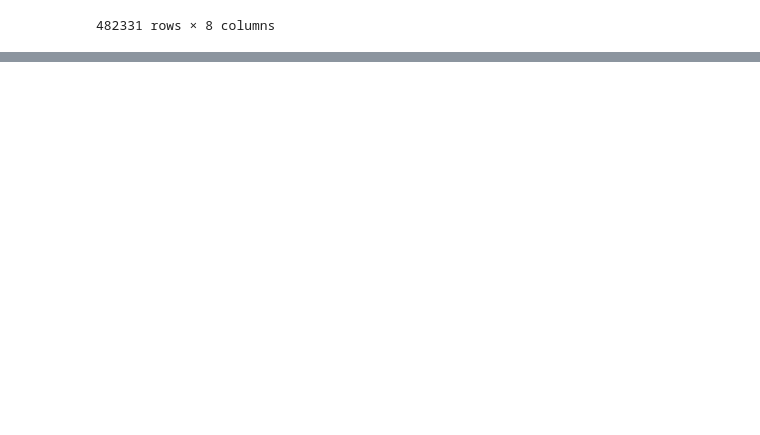
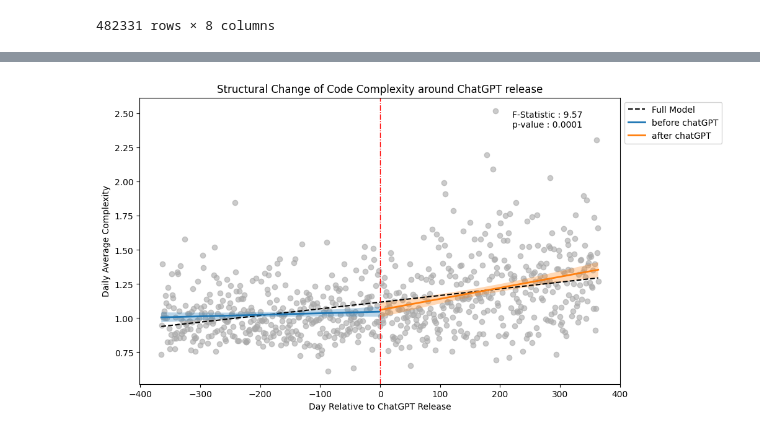
Before and after one commit to boysbeanxious/stackoverflow_src, a Jupyter notebook: complexity/forpython/4_cognitive_complexity_discontinuity_ver1.ipynb, the cells around one changed output, grey strips where cells are left out. Drawn from its saved outputs; the diff is of its cells as text; code cells hidden in the pictures; blank space fills up the shorter version.

```diff
--- a/complexity/forpython/4_cognitive_complexity_discontinuity_ver1.ipynb
+++ b/complexity/forpython/4_cognitive_complexity_discontinuity_ver1.ipynb
@@ -218,25 +229,29 @@ plt.show()
 # %%
 x = chow_df_1year['rel_days'].values
 y = chow_df_1year['Cognitive Complexity'].values
 
-split_idx = np.argmax(np.where(x <= 0))
+split_idx = np.argmax(np.where(x < 0))+1
 x1= x[:split_idx]
 x2= x[split_idx:]
 # 시각화
 plt.figure(figsize=(10, 6))
 plt.scatter(x, y,  alpha=0.6, color='darkgray')
 plt.plot(x, st_chow_1year.y_predict, label="Full Model", linestyle="--", color="black")
 
 
 plt.plot(x1, st_chow_1year.y1_predict, label="before chatGPT", linewidth='2')
 plt.fill_between(x1, st_chow_1year.y1_predict - st_chow_1year.y1_conf_interval, st_chow_1year.y1_predict + st_chow_1year.y1_conf_interval, alpha=0.3)
 
 plt.plot(x2, st_chow_1year.y2_predict, label="after chatGPT", linewidth='2')
 plt.fill_between(x2, st_chow_1year.y2_predict - st_chow_1year.y2_conf_interval, st_chow_1year.y2_predict + st_chow_1year.y2_conf_interval, alpha=0.3)
 
+plt.text(220, 2.4, s=f'F-Statistic : {F_stat_1:.2f}\np-value : {p_value_1:.4f}', fontsize = 10) #
+plt.axvline(x=0,     color='red',    linestyle='-.', linewidth=1)
 
-plt.legend()
-plt.title(f"Chow Test : F-Statistic={F_stat_1:.2f}, p-value={p_value_1:.4f}")
-plt.xlabel("Rel days")
-plt.ylabel("avg complexity per day")
+plt.legend(bbox_to_anchor=(1.00, 1), loc='upper left')
+plt.title(f"Structural Change of Code Complexity around ChatGPT release")
+plt.xlabel("Day Relative to ChatGPT Release")
+plt.ylabel("Daily Average Complexity")
 plt.show()
+# %% [output]
+[figure, added]
```
Also changed, not shown: parts of 5 cells of this notebook, 7 other files.
